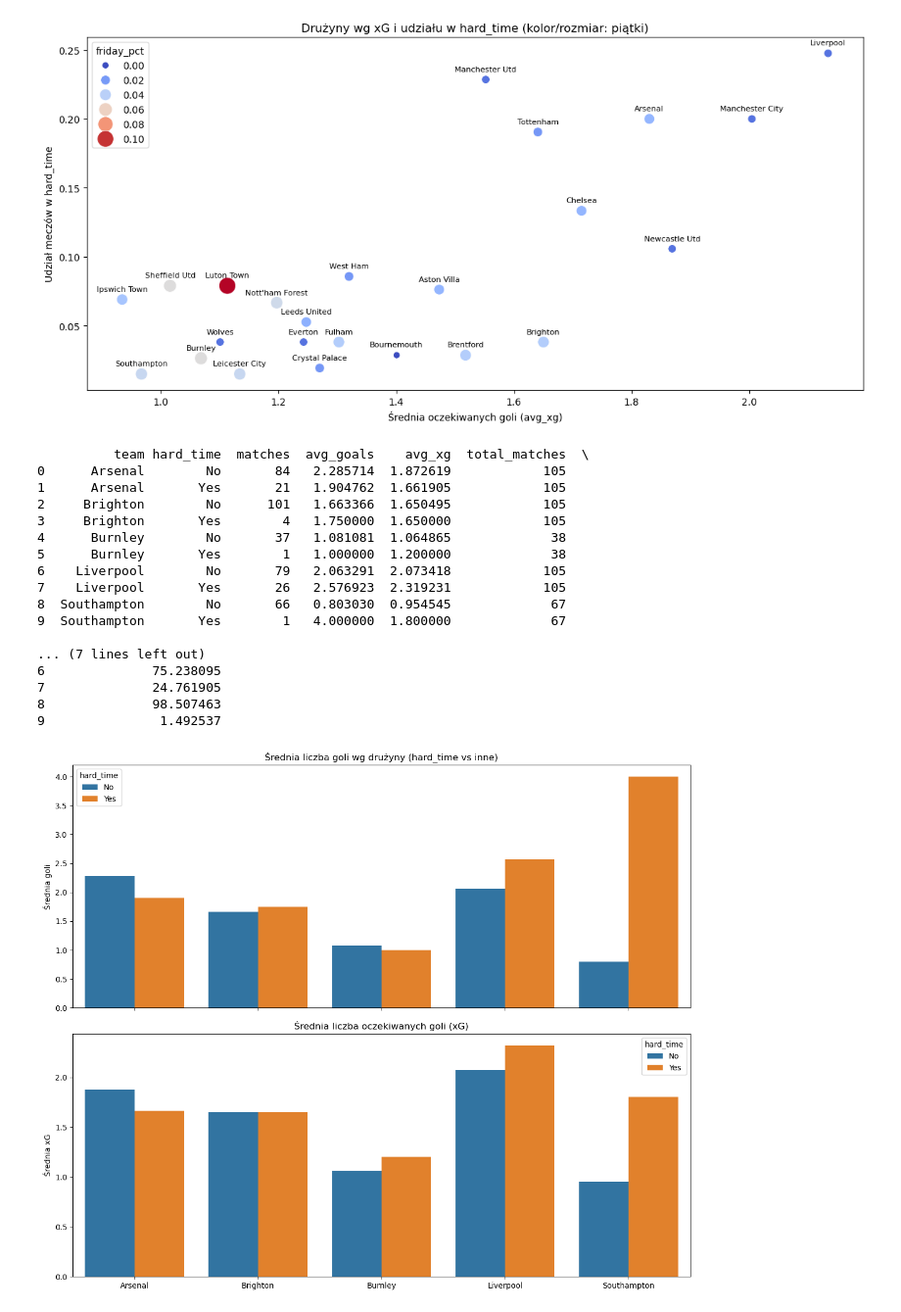
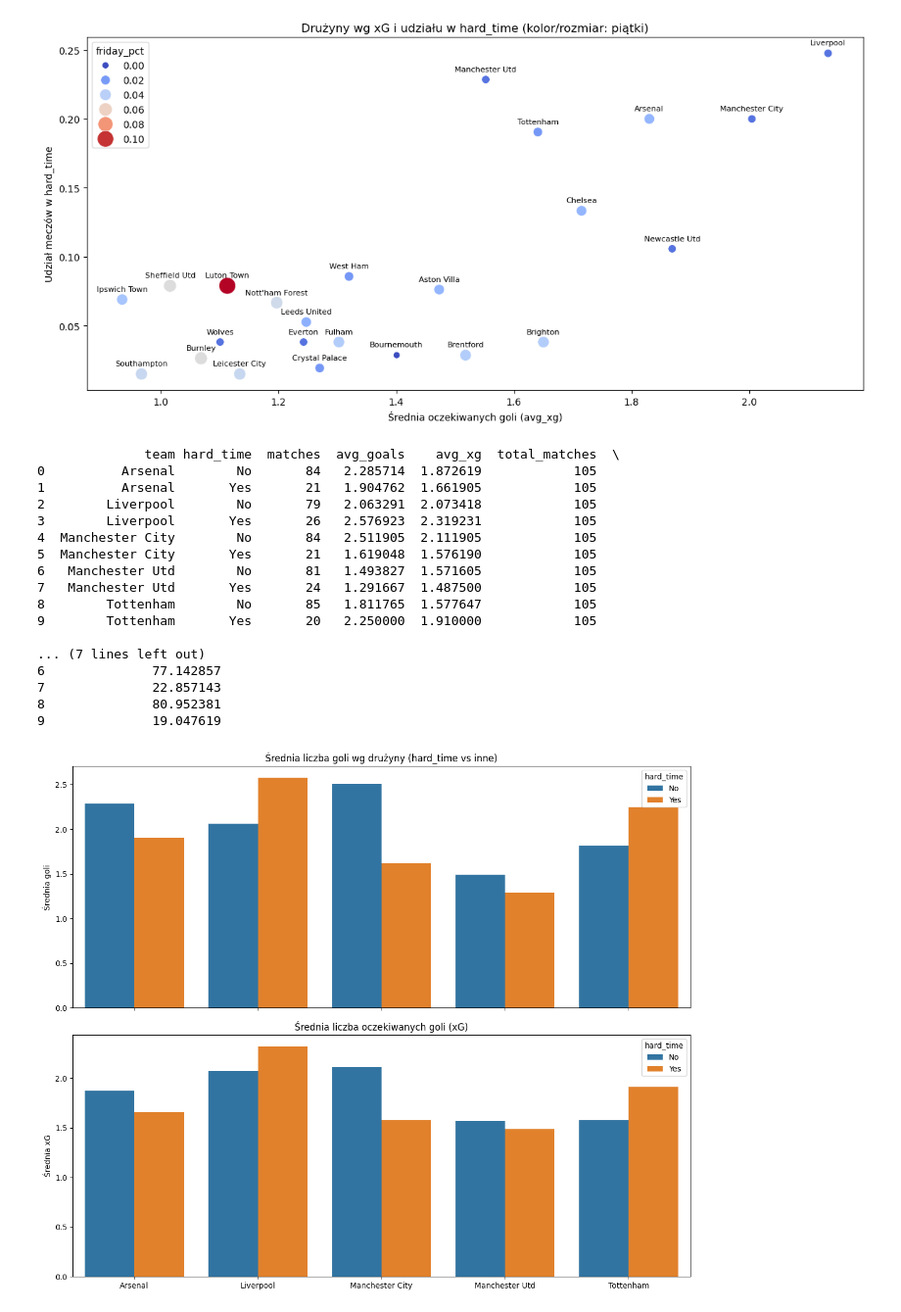
Before and after one commit to MateuszSkowronski/analiza_danych_projekt, a Jupyter notebook: main.ipynb, the cells around one changed output. Shown at 98% size. Drawn from its saved outputs; the diff is of its cells as text; code cells hidden in the pictures.

```diff
--- a/main.ipynb
+++ b/main.ipynb
@@ -69,0 +89,4 @@ See the caveats in the documentation: https://pandas.pydata.org/pandas-docs/stab
+# %%
+df = df_raw.dropna(subset=['homescore'])
+nan_count = df.isna().sum()
+print(nan_count)
@@ -568,10 +606,10 @@ plt.show()
 # %% [output]
 [figure]
 # %%
-# 🔍 Wybrane drużyny - mix topowych i słabszych
+# Wybrane drużyny - grających dużo w hard_time
 selected_teams = [
-    'Arsenal', 'Liverpool', 'Manchester United',  # top
-    'Brighton', 'Burnley', 'Southampton'         # średnie / niższe
+    'Arsenal', 'Liverpool', 'Manchester City',  'Tottenham', 'Manchester Utd', # hard
+ #    'Burnley', 'Sheffield Utd', 'Luton Town'  # piątek
 ]
 
 # Filtrowanie danych tylko dla tych drużyn
@@ -591,52 +629,52 @@ team_stats['pct_matches_hard_time'] = (team_stats['matches'] / team_stats['total
 
 print(team_stats)
 
-# 🖼️ Wizualizacja wyników dla porównania
+#  Wizualizacja wyników dla porównania
 
 fig, axs = plt.subplots(2, 1, figsize=(12, 10), sharex=True)
 
 # 1) Średnie gole
 sns.barplot(
     data=team_stats,
     x='team',
     y='avg_goals',
     hue='hard_time',
     ax=axs[0]
 )
 axs[0].set_title('Średnia liczba goli wg drużyny (hard_time vs inne)')
 axs[0].set_ylabel('Średnia goli')
 axs[0].set_xlabel('')
 
 # 2) Średnie xG
 sns.barplot(
     data=team_stats,
     x='team',
     y='avg_xg',
     hue='hard_time',
     ax=axs[1]
 )
 axs[1].set_title('Średnia liczba oczekiwanych goli (xG)')
 axs[1].set_ylabel('Średnia xG')
 axs[1].set_xlabel('')
 
 plt.tight_layout()
 plt.show()
 # %% [output]
-          team hard_time  matches  avg_goals    avg_xg  total_matches  \
-0      Arsenal        No       84   2.285714  1.872619            105
-1      Arsenal       Yes       21   1.904762  1.661905            105
-2     Brighton        No      101   1.663366  1.650495            105
-3     Brighton       Yes        4   1.750000  1.650000            105
-4      Burnley        No       37   1.081081  1.064865             38
-5      Burnley       Yes        1   1.000000  1.200000             38
-6    Liverpool        No       79   2.063291  2.073418            105
-7    Liverpool       Yes       26   2.576923  2.319231            105
-8  Southampton        No       66   0.803030  0.954545             67
-9  Southampton       Yes        1   4.000000  1.800000             67
+              team hard_time  matches  avg_goals    avg_xg  total_matches  \
+0          Arsenal        No       84   2.285714  1.872619            105
+1          Arsenal       Yes       21   1.904762  1.661905            105
+2        Liverpool        No       79   2.063291  2.073418            105
+3        Liverpool       Yes       26   2.576923  2.319231            105
+4  Manchester City        No       84   2.511905  2.111905            105
+5  Manchester City       Yes       21   1.619048  1.576190            105
+6   Manchester Utd        No       81   1.493827  1.571605            105
+7   Manchester Utd       Yes       24   1.291667  1.487500            105
+8        Tottenham        No       85   1.811765  1.577647            105
+9        Tottenham       Yes       20   2.250000  1.910000            105
 
 ... (7 lines left out)
-6              75.238095
-7              24.761905
-8              98.507463
-9               1.492537
+6              77.142857
+7              22.857143
+8              80.952381
+9              19.047619
-[figure, old version]
+[figure, new version]
```
Also changed, not shown: parts of 22 cells of this notebook.
